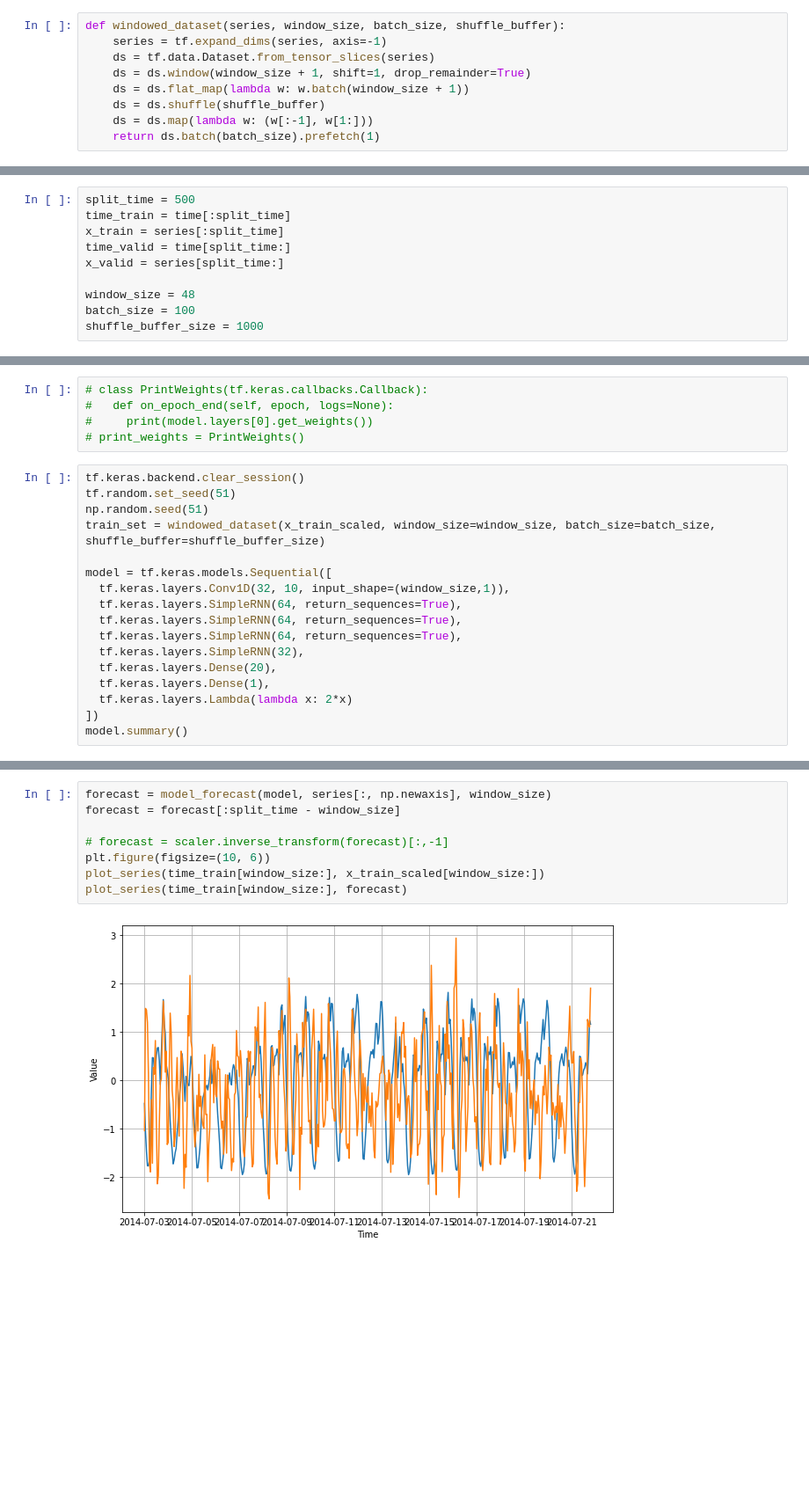
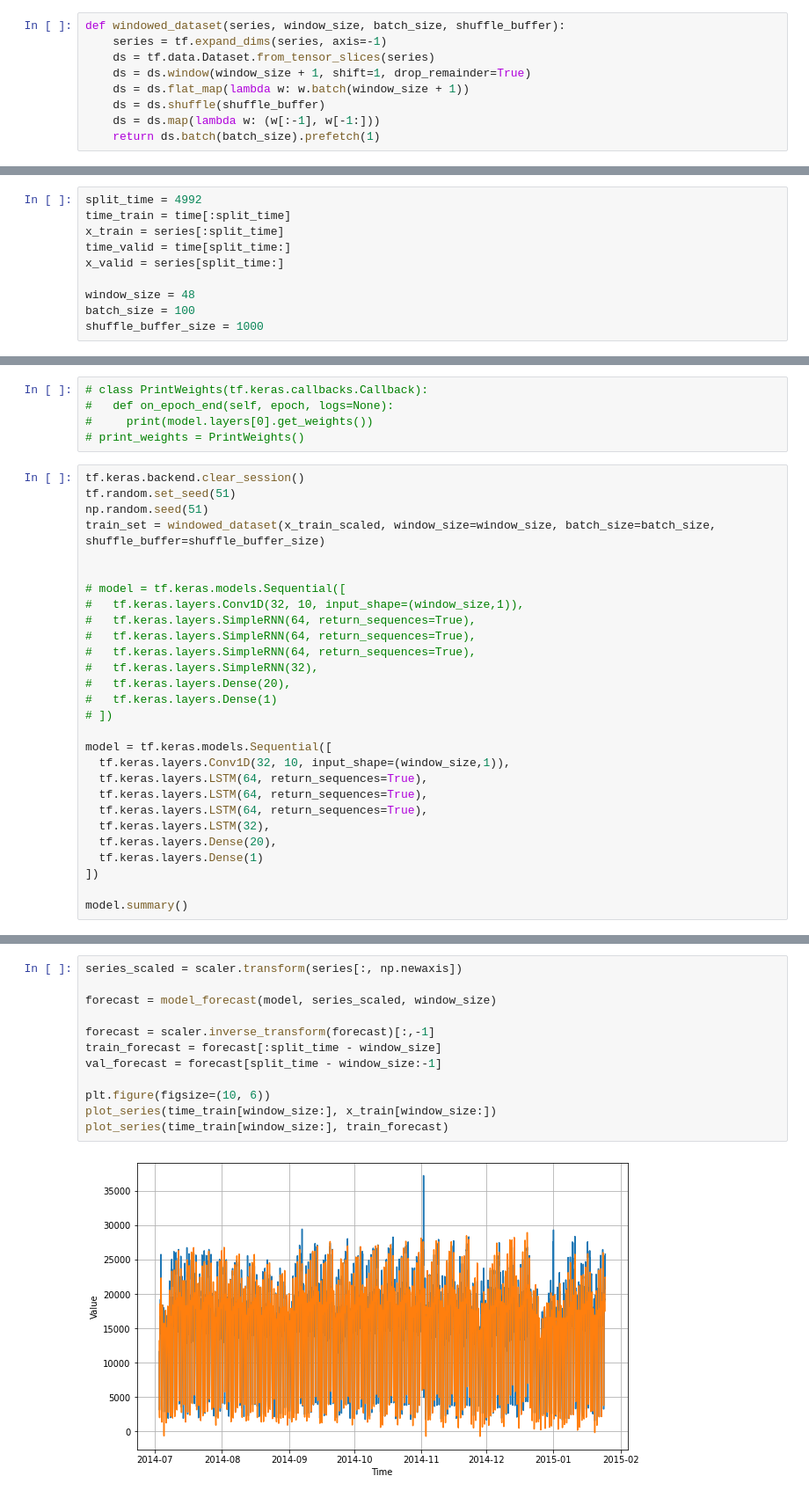
Before and after one commit to utkarsh-prakash/Anamoly-Detection, a Jupyter notebook: Anomaly_Detection_using_timeseries_modeling_and_isolation_forest.ipynb, the cells around one changed output, grey strips where cells are left out. Shown: that part at 88% size. Saved outputs shown, nothing was run; the diff lists cells and outputs as text; blank space fills up the shorter version.

```diff
--- a/Anomaly_Detection_using_timeseries_modeling_and_isolation_forest.ipynb
+++ b/Anomaly_Detection_using_timeseries_modeling_and_isolation_forest.ipynb
@@ -54,7 +54,7 @@ def windowed_dataset(series, window_size, batch_size, shuffle_buffer):
     ds = ds.window(window_size + 1, shift=1, drop_remainder=True)
     ds = ds.flat_map(lambda w: w.batch(window_size + 1))
     ds = ds.shuffle(shuffle_buffer)
-    ds = ds.map(lambda w: (w[:-1], w[1:]))
+    ds = ds.map(lambda w: (w[:-1], w[-1:]))
     return ds.batch(batch_size).prefetch(1)
 # %%
 def model_forecast(model, series, window_size):
@@ -71,7 +71,7 @@ len(df)
 # %% [output]
 5160
 # %%
-split_time = 500
+split_time = 4992
 time_train = time[:split_time]
 x_train = series[:split_time]
 time_valid = time[split_time:]
@@ -100,16 +100,27 @@ tf.random.set_seed(51)
 np.random.seed(51)
 train_set = windowed_dataset(x_train_scaled, window_size=window_size, batch_size=batch_size, shuffle_buffer=shuffle_buffer_size)
 
+
+# model = tf.keras.models.Sequential([
+#   tf.keras.layers.Conv1D(32, 10, input_shape=(window_size,1)),
+#   tf.keras.layers.SimpleRNN(64, return_sequences=True),
+#   tf.keras.layers.SimpleRNN(64, return_sequences=True),
+#   tf.keras.layers.SimpleRNN(64, return_sequences=True),
+#   tf.keras.layers.SimpleRNN(32),
+#   tf.keras.layers.Dense(20),
+#   tf.keras.layers.Dense(1)
+# ])
+
 model = tf.keras.models.Sequential([
   tf.keras.layers.Conv1D(32, 10, input_shape=(window_size,1)),
-  tf.keras.layers.SimpleRNN(64, return_sequences=True),
-  tf.keras.layers.SimpleRNN(64, return_sequences=True),
-  tf.keras.layers.SimpleRNN(64, return_sequences=True),
-  tf.keras.layers.SimpleRNN(32),
+  tf.keras.layers.LSTM(64, return_sequences=True),
+  tf.keras.layers.LSTM(64, return_sequences=True),
+  tf.keras.layers.LSTM(64, return_sequences=True),
+  tf.keras.layers.LSTM(32),
   tf.keras.layers.Dense(20),
-  tf.keras.layers.Dense(1),
-  tf.keras.layers.Lambda(lambda x: 2*x)
+  tf.keras.layers.Dense(1)
 ])
+
 model.summary()
 # %% [output]
 Model: "sequential"
@@ -155,11 +166,15 @@ Epoch 100/100
 # %%
-forecast = model_forecast(model, series[:, np.newaxis], window_size)
-forecast = forecast[:split_time - window_size]
+series_scaled = scaler.transform(series[:, np.newaxis])
 
-# forecast = scaler.inverse_transform(forecast)[:,-1]
+forecast = model_forecast(model, series_scaled, window_size)
+
+forecast = scaler.inverse_transform(forecast)[:,-1]
+train_forecast = forecast[:split_time - window_size]
+val_forecast = forecast[split_time - window_size:-1]
+
 plt.figure(figsize=(10, 6))
-plot_series(time_train[window_size:], x_train_scaled[window_size:])
-plot_series(time_train[window_size:], forecast)
+plot_series(time_train[window_size:], x_train[window_size:])
+plot_series(time_train[window_size:], train_forecast)
 # %% [output]
-[figure, old version]
+[figure, new version]
 # %%
```
Also changed, not shown: parts of 11 cells of this notebook.
